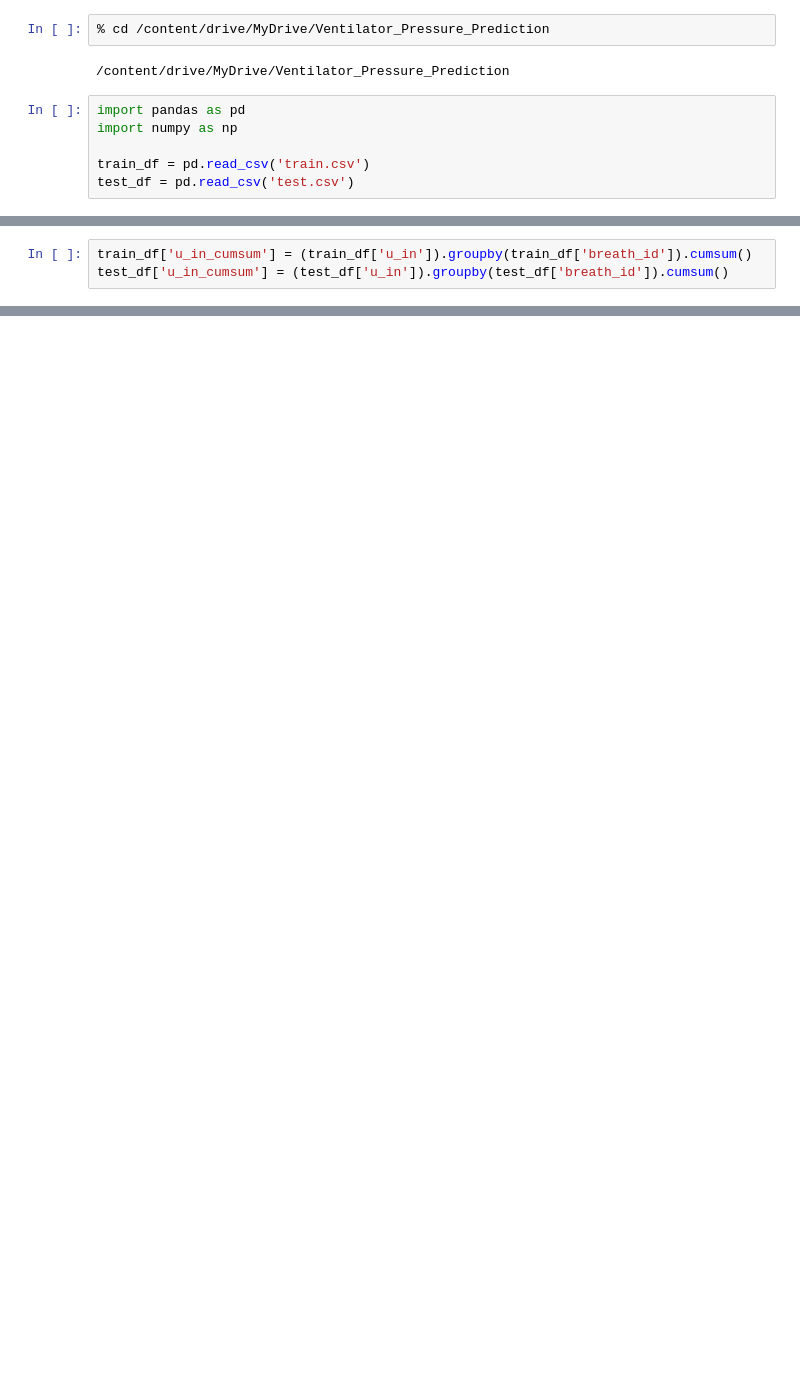
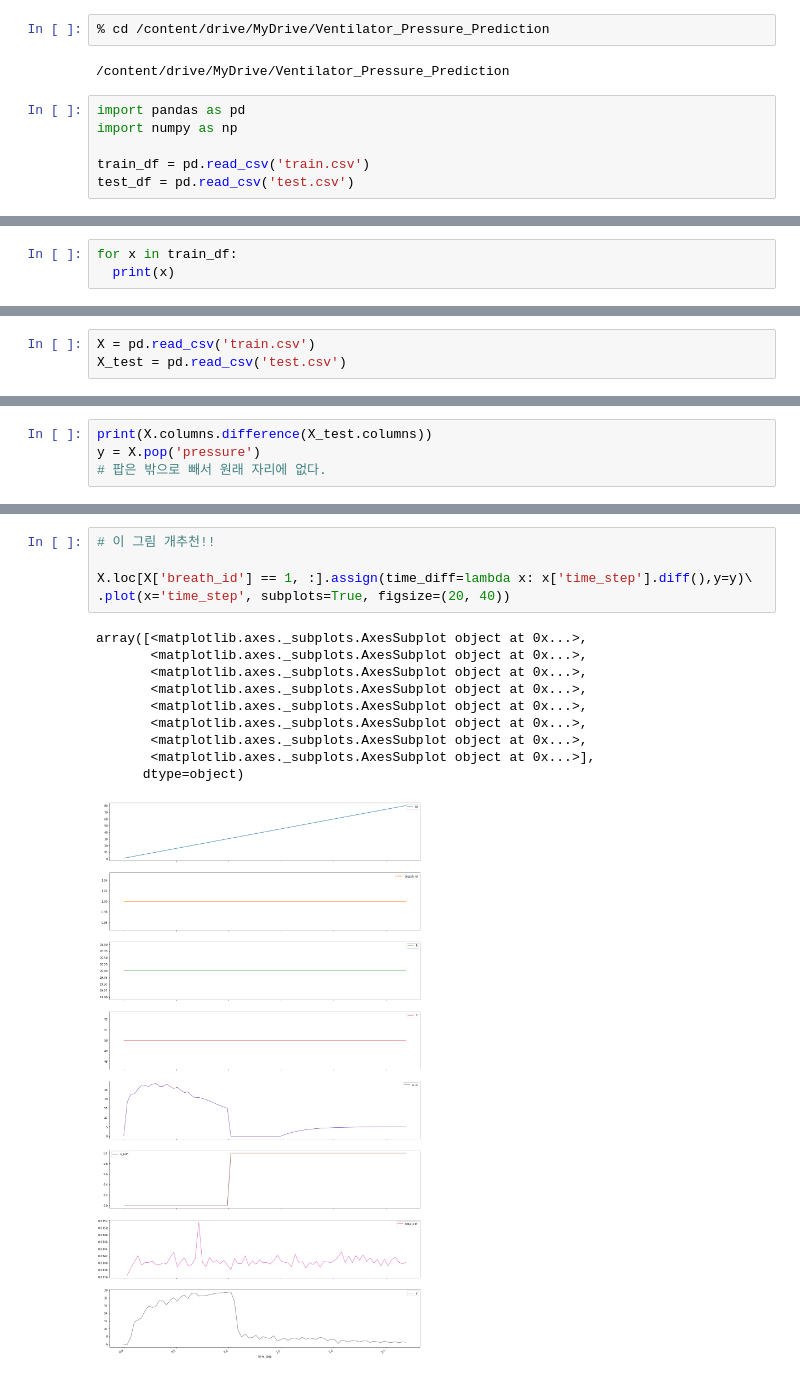
Before and after one commit to K-107/Ventilator_Pressure_Prediction, a Jupyter notebook: test_1.ipynb, the cells around one changed output, grey strips where cells are left out. Drawn from its saved outputs; the diff is of its cells as text; blank space fills up the shorter version.

```diff
--- a/test_1.ipynb
+++ b/test_1.ipynb
@@ -131,3 +14,0 @@ train_df[train_df['breath_id'] == 1].u_in.sum()
-# %%
-train_df['u_in_cumsum'] = (train_df['u_in']).groupby(train_df['breath_id']).cumsum()
-test_df['u_in_cumsum'] = (test_df['u_in']).groupby(test_df['breath_id']).cumsum()
@@ -166,0 +17,3 @@ xte=StandardScaler().fit_transform(test_df.drop(['R','C','id'],axis=1))
+# %%
+for x in train_df:
+  print(x)
@@ -166,0 +372,3 @@ xte=StandardScaler().fit_transform(test_df.drop(['R','C','id'],axis=1))
+# %%
+X = pd.read_csv('train.csv')
+X_test = pd.read_csv('test.csv')
@@ -166,0 +386,4 @@ xte=StandardScaler().fit_transform(test_df.drop(['R','C','id'],axis=1))
+# %%
+print(X.columns.difference(X_test.columns))
+y = X.pop('pressure')
+# 팝은 밖으로 빼서 원래 자리에 없다.
@@ -166,0 +506,16 @@ xte=StandardScaler().fit_transform(test_df.drop(['R','C','id'],axis=1))
+# %%
+# 이 그림 개추천!!
+
+X.loc[X['breath_id'] == 1, :].assign(time_diff=lambda x: x['time_step'].diff(),y=y)\
+.plot(x='time_step', subplots=True, figsize=(20, 40))
+# %% [output]
+array([<matplotlib.axes._subplots.AxesSubplot object at 0x...>,
+       <matplotlib.axes._subplots.AxesSubplot object at 0x...>,
+       <matplotlib.axes._subplots.AxesSubplot object at 0x...>,
+       <matplotlib.axes._subplots.AxesSubplot object at 0x...>,
+       <matplotlib.axes._subplots.AxesSubplot object at 0x...>,
+       <matplotlib.axes._subplots.AxesSubplot object at 0x...>,
+       <matplotlib.axes._subplots.AxesSubplot object at 0x...>,
+       <matplotlib.axes._subplots.AxesSubplot object at 0x...>],
+      dtype=object)
+[figure, added]
```
Also changed, not shown: parts of 63 cells of this notebook.
